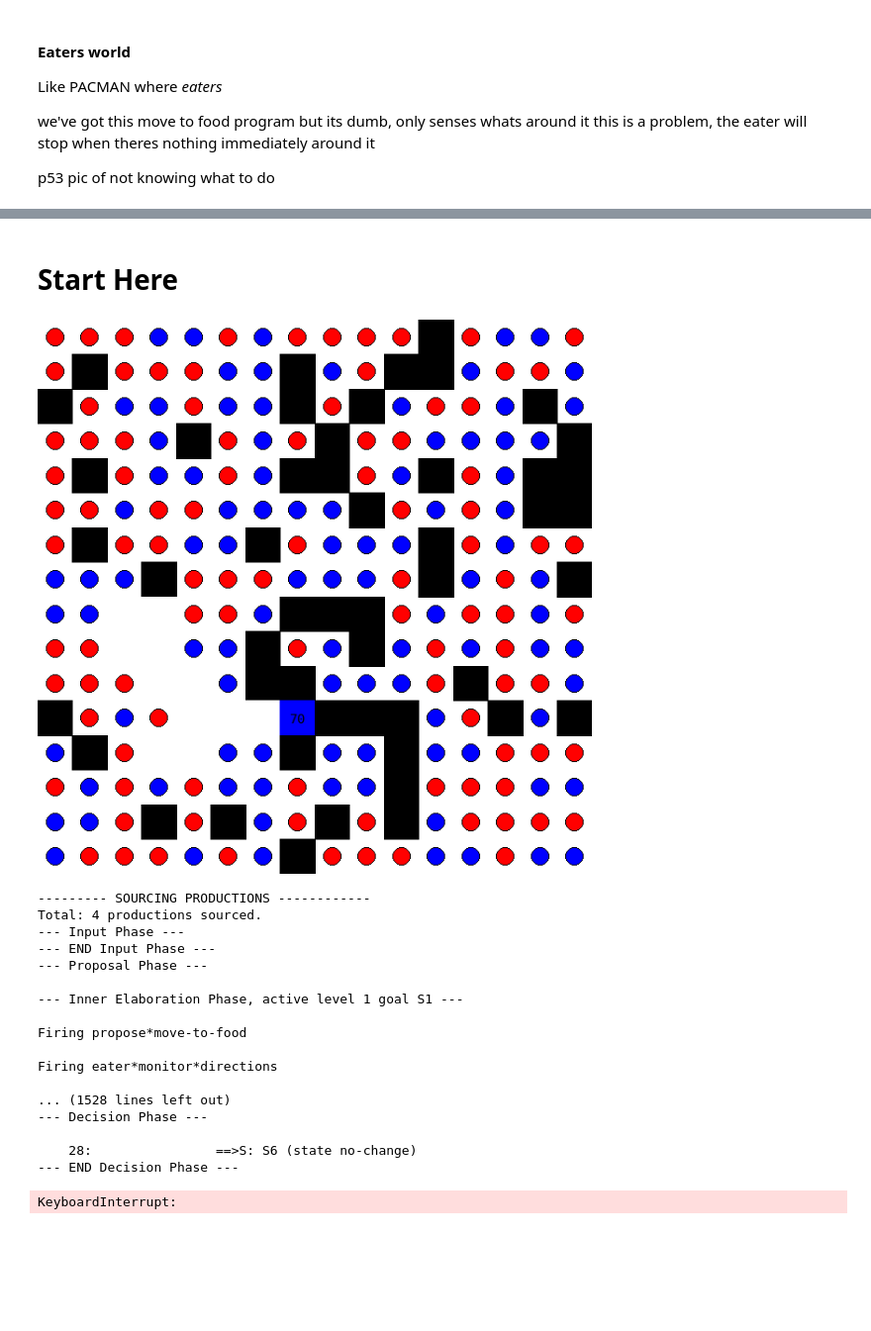
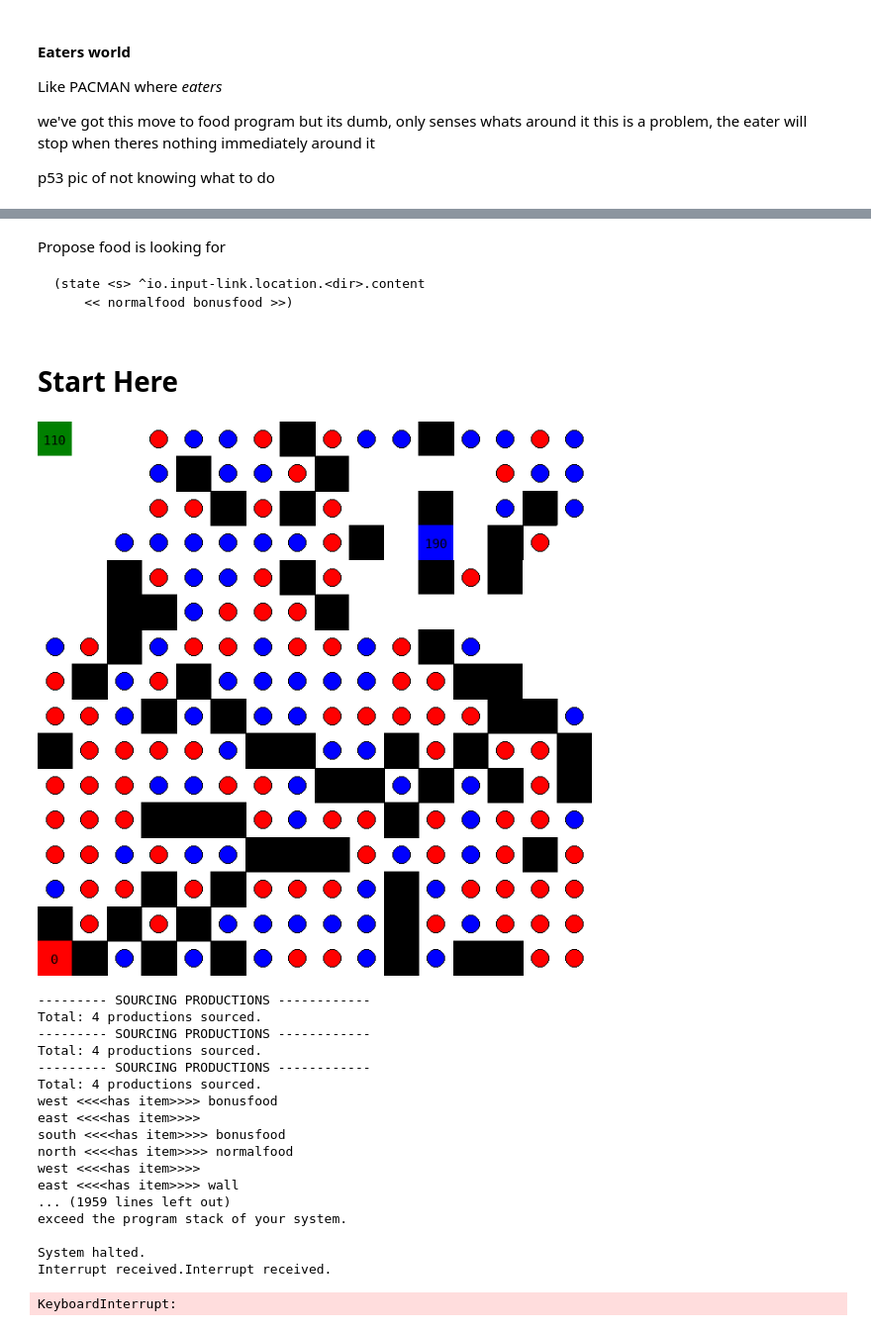
Before and after one commit to kierangilliam/soar, a Jupyter notebook: src/tutorial/3_eaters.ipynb, the cells around one changed output, grey strips where cells are left out. Shown at 99% size. Cells and saved outputs as stored; diff of their text form; code cells hidden in the pictures; blank space fills up the shorter version.

Commit message:
fix eater bug (step twice)

````diff
--- a/src/tutorial/3_eaters.ipynb
+++ b/src/tutorial/3_eaters.ipynb
@@ -289,2 +180,7 @@ sp {eater*monitor*directions
-# %% [markdown]
-# Start Here
+# %% [markdown]
+Propose food is looking for
+
+```
+(state <s> ^io.input-link.location.<dir>.content
+    << normalfood bonusfood >>)
+```
@@ -291,12 +290,14 @@ sp {eater*monitor*directions
+# %% [markdown]
+# Start Here
 # %%
 d = display.display("z", display_id=True)
 
 world = World(d, width=600, height=600, rows=16, cols=16)
 
 eaters = [
-    Eater('blue', simple_move_to_food_agent, world, watch_level=3),
-#     Eater('red', simple_move_to_food_agent, world, watch_level=0),
-#     Eater('green', simple_move_to_food_agent, world, watch_level=0),
+    Eater('blue', simple_move_to_food_agent, world, watch_level=0),
+    Eater('red', simple_move_to_food_agent, world, watch_level=0),
+    Eater('green', simple_move_to_food_agent, world, watch_level=0),
 ]
 
 world.place_eaters(eaters)
@@ -305,52 +306,57 @@ world.place_eaters(eaters)
 for e in eaters:
     pos, cell = world.find(e.ID)
     observations = world.observations(pos[0], pos[1])
     e.update_wm_from_observations(observations)
     e.step()
 
 world.draw()
 for i in range(100):
 
     for eater in eaters:
         print('-----------------------------------------------------------------------------')
         print('-------------------------- STEP ---------------------------------------------')
         print('-----------------------------------------------------------------------------')
         action = eater.get_move()
+
         # TODO: Not sure why adding this makes it work
-        null_observations = {
+        # Have to set these to null so that there isn't a state no change
+        eater.update_wm_from_observations({
             'north': 'null',
             'south': 'null',
             'east': 'null',
             'west': 'null',
-        }
-        eater.update_wm_from_observations(null_observations)
+        })
+
         print(f"ACTION {eater.ID} >>> {action}")
         observations, reward = world.step(eater.ID, action)
         eater.points += reward
         print(f"\tOBSERVATIONS {eater.ID} >>>", observations)
         eater.update_wm_from_observations(observations)
+        # Propose new move operator
+        eater.step()
+        # Apply new move operator, triggering an output link
         eater.step()
 
 
     world.draw()
     sleep(1)
 # %% [output]
-[figure, old version]
+[figure, new version]
 --------- SOURCING PRODUCTIONS ------------
 Total: 4 productions sourced.
---- Input Phase ---
---- END Input Phase ---
---- Proposal Phase ---
+--------- SOURCING PRODUCTIONS ------------
+Total: 4 productions sourced.
+--------- SOURCING PRODUCTIONS ------------
+Total: 4 productions sourced.
+west <<<<has item>>>> bonusfood
+east <<<<has item>>>>
+south <<<<has item>>>> bonusfood
+north <<<<has item>>>> normalfood
+west <<<<has item>>>>
+east <<<<has item>>>> wall
+... (1959 lines left out)
+exceed the program stack of your system.
 
---- Inner Elaboration Phase, active level 1 goal S1 ---
-
-Firing propose*move-to-food
-
-Firing eater*monitor*directions
-
-... (1528 lines left out)
---- Decision Phase ---
-
-    28:                ==>S: S6 (state no-change)
---- END Decision Phase ---
+System halted.
+Interrupt received.Interrupt received.
 KeyboardInterrupt:
````
Also changed, not shown: parts of 7 cells of this notebook.
